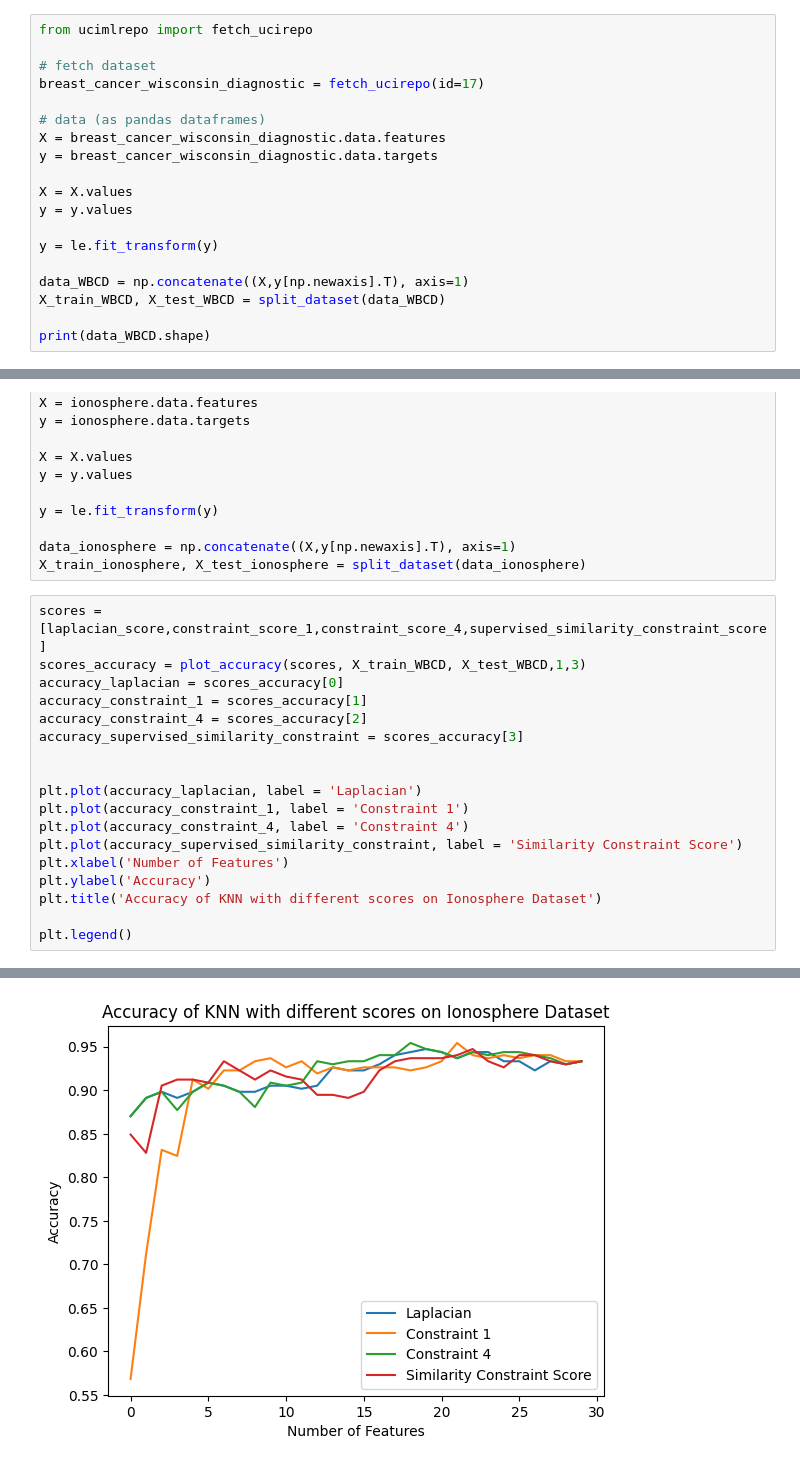
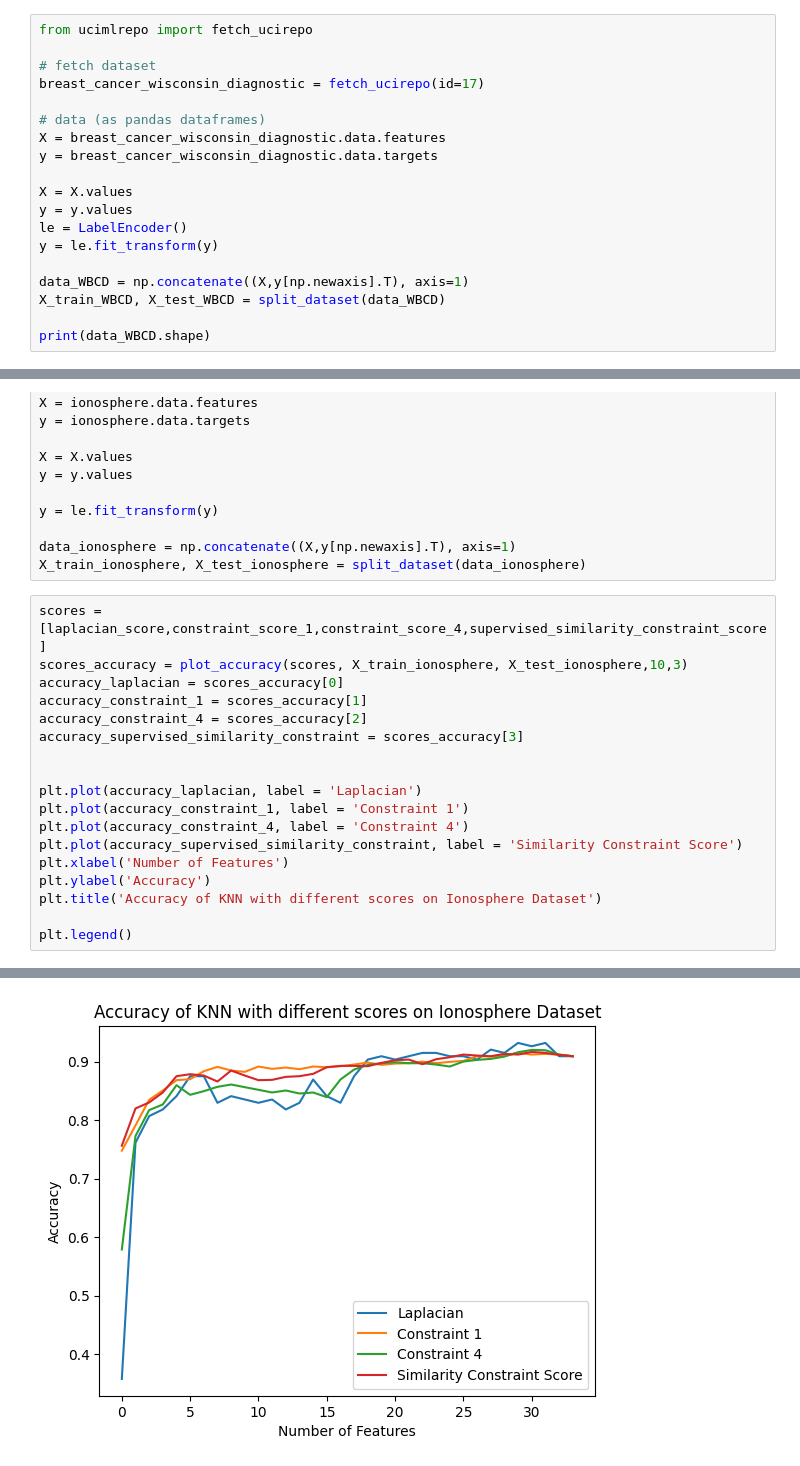
Before and after one commit to FabioGadegbeku/Similarity-Based-CS, a Jupyter notebook: sim_based_cs/notebook.ipynb, the cells around one changed output, grey strips where cells are left out. Saved outputs shown, nothing was run; the diff lists cells and outputs as text.

```diff
--- a/sim_based_cs/notebook.ipynb
+++ b/sim_based_cs/notebook.ipynb
@@ -244,7 +228,7 @@ y = breast_cancer_wisconsin_diagnostic.data.targets
 
 X = X.values
 y = y.values
-
+le = LabelEncoder()
 y = le.fit_transform(y)
 
 data_WBCD = np.concatenate((X,y[np.newaxis].T), axis=1)
@@ -310,25 +294,25 @@ data_ionosphere = np.concatenate((X,y[np.newaxis].T), axis=1)
 X_train_ionosphere, X_test_ionosphere = split_dataset(data_ionosphere)
 # %%
 scores = [laplacian_score,constraint_score_1,constraint_score_4,supervised_similarity_constraint_score]
-scores_accuracy = plot_accuracy(scores, X_train_WBCD, X_test_WBCD,1,3)
+scores_accuracy = plot_accuracy(scores, X_train_ionosphere, X_test_ionosphere,10,3)
 accuracy_laplacian = scores_accuracy[0]
 accuracy_constraint_1 = scores_accuracy[1]
 accuracy_constraint_4 = scores_accuracy[2]
 accuracy_supervised_similarity_constraint = scores_accuracy[3]
 
 
 plt.plot(accuracy_laplacian, label = 'Laplacian')
 plt.plot(accuracy_constraint_1, label = 'Constraint 1')
 plt.plot(accuracy_constraint_4, label = 'Constraint 4')
 plt.plot(accuracy_supervised_similarity_constraint, label = 'Similarity Constraint Score')
 plt.xlabel('Number of Features')
 plt.ylabel('Accuracy')
 plt.title('Accuracy of KNN with different scores on Ionosphere Dataset')
 
 plt.legend()
 # %% [output]
 <matplotlib.legend.Legend at 0x...>
-[figure, old version]
+[figure, new version]
 # %%
 auc_laplacian = auc_score(accuracy_laplacian)
 auc_constraint_1 = auc_score(accuracy_constraint_1)
```
Also changed, not shown: parts of 25 cells of this notebook.
